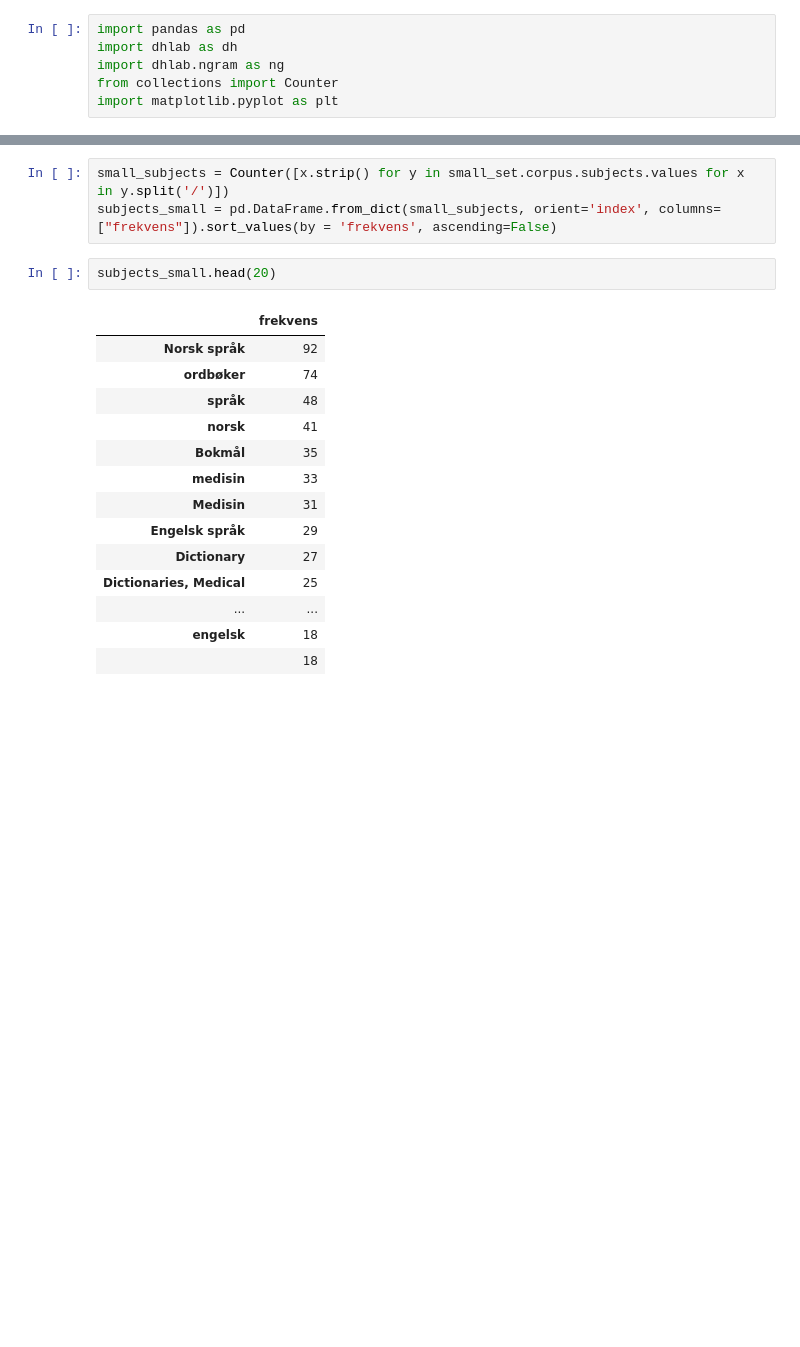
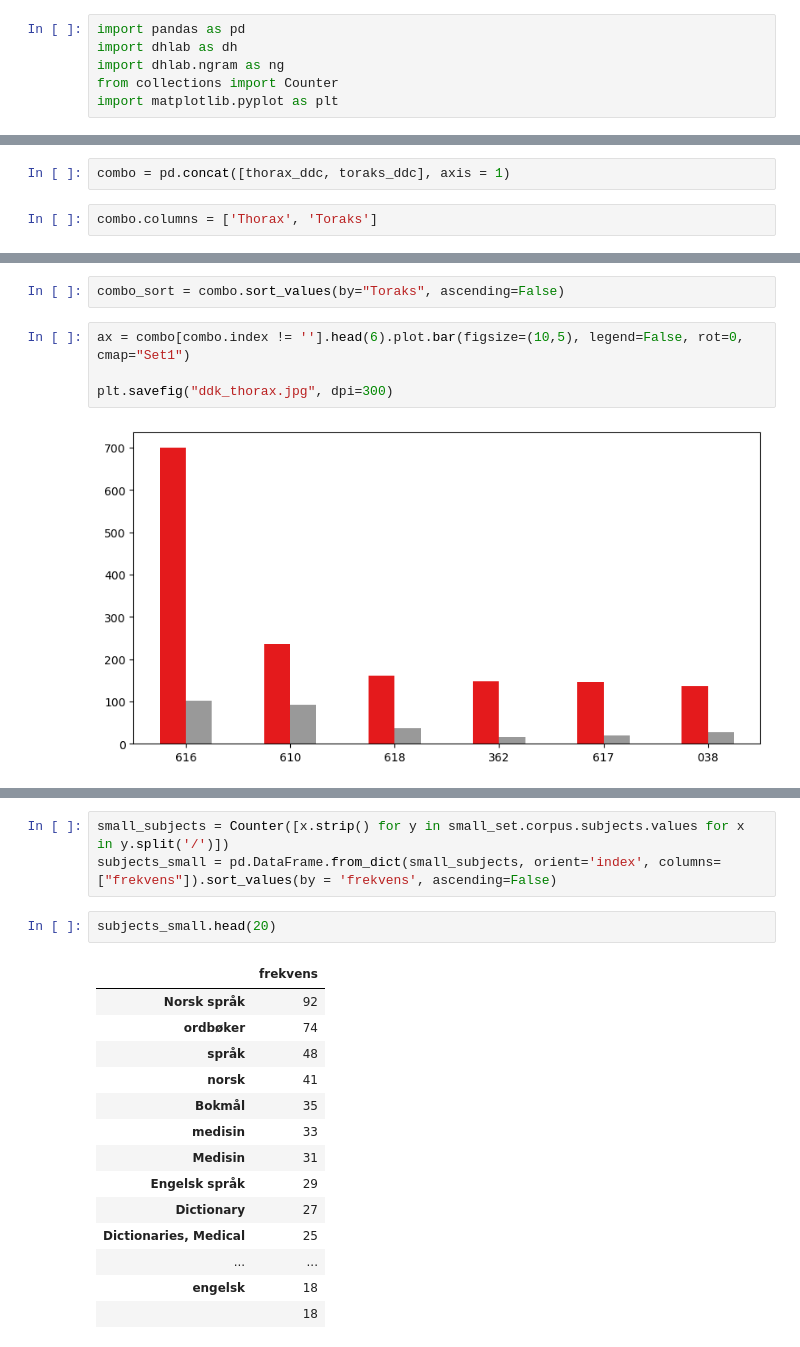
Before and after one commit to Yoonsen/Medisin, a Jupyter notebook: eksempler.ipynb, the cells around one changed output, grey strips where cells are left out. Drawn from its saved outputs; the diff is of its cells as text; blank space fills up the shorter version.

```diff
--- a/eksempler.ipynb
+++ b/eksempler.ipynb
@@ -103 +49,5 @@ ddk_small
+# %%
+combo = pd.concat([thorax_ddc, toraks_ddc], axis = 1)
+# %%
+combo.columns = ['Thorax', 'Toraks']
 # %%
@@ -108,0 +65,8 @@ plt.savefig("ddk_canthus_corpus.jpg", dpi=300)
+# %%
+combo_sort = combo.sort_values(by="Toraks", ascending=False)
+# %%
+ax = combo[combo.index != ''].head(6).plot.bar(figsize=(10,5), legend=False, rot=0, cmap="Set1")
+
+plt.savefig("ddk_thorax.jpg", dpi=300)
+# %% [output]
+[figure, added]
```
Also changed, not shown: parts of 16 cells of this notebook.
